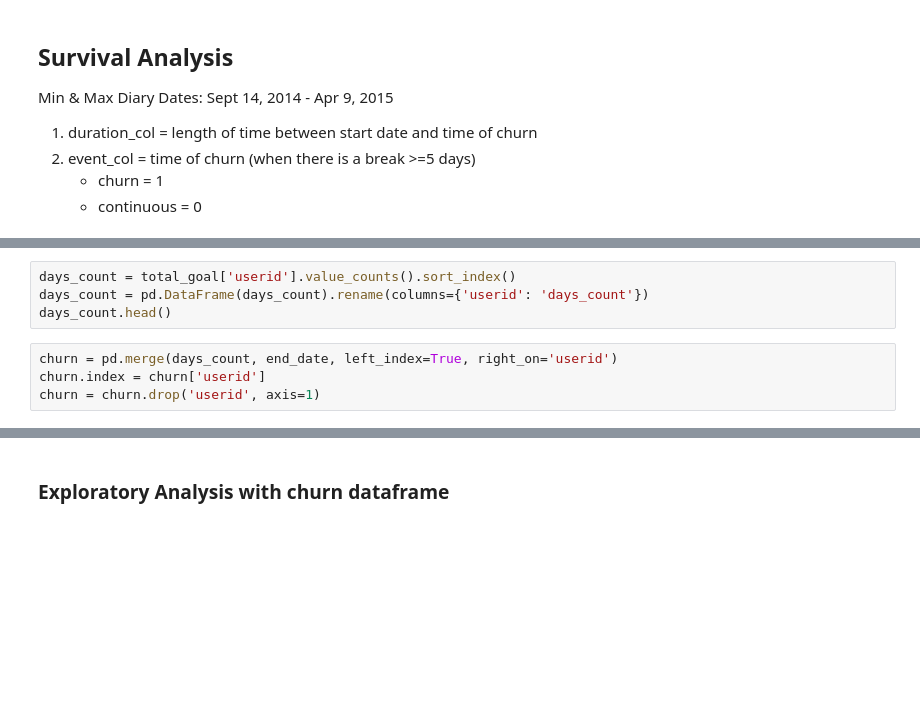
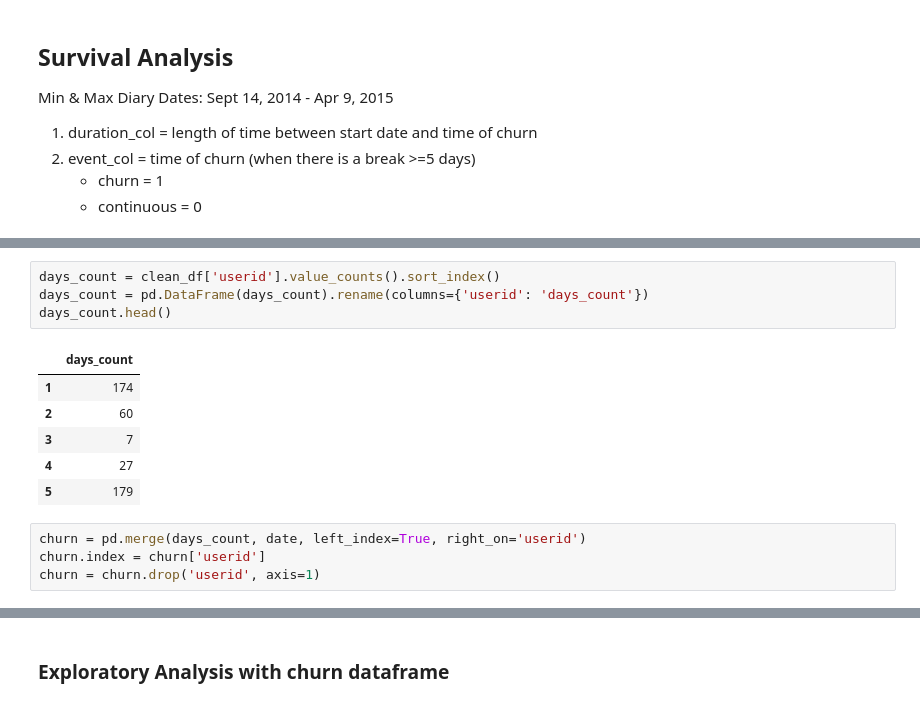
Before and after one commit to rokaandy/mfp-nutrition-survival-analysis, a Jupyter notebook: nutrition.ipynb, the cells around one changed output, grey strips where cells are left out. Drawn from its saved outputs; the diff is of its cells as text; blank space fills up the shorter version.

```diff
--- a/nutrition.ipynb
+++ b/nutrition.ipynb
@@ -275,9 +206,16 @@ date.head()
 # %%
-days_count = total_goal['userid'].value_counts().sort_index()
+days_count = clean_df['userid'].value_counts().sort_index()
 days_count = pd.DataFrame(days_count).rename(columns={'userid': 'days_count'})
 days_count.head()
+# %% [output]
+|  | days_count |
+| 1 | 174 |
+| 2 | 60 |
+| 3 | 7 |
+| 4 | 27 |
+| 5 | 179 |
 # %%
-churn = pd.merge(days_count, end_date, left_index=True, right_on='userid')
+churn = pd.merge(days_count, date, left_index=True, right_on='userid')
 churn.index = churn['userid']
 churn = churn.drop('userid', axis=1)
 # %%
```
Also changed, not shown: parts of 33 cells of this notebook, 1 other file.
